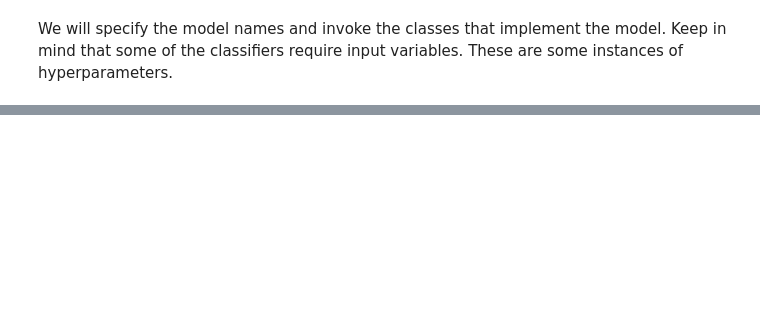
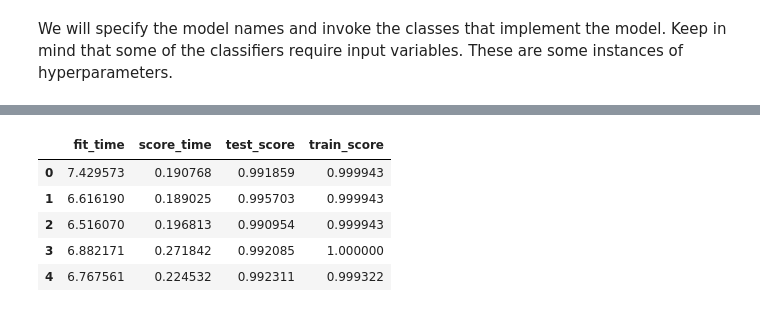
Before and after one commit to MichaelGeremy/Advanced-Classiffication-Hackathon-, a Jupyter notebook: Hackathon Michael Mwenda.ipynb, the cells around one changed output, grey strips where cells are left out. Saved outputs shown, nothing was run; the diff lists cells and outputs as text; code cells hidden in the pictures; blank space fills up the shorter version.

```diff
--- a/Hackathon Michael Mwenda.ipynb
+++ b/Hackathon Michael Mwenda.ipynb
@@ -531,0 +311,14 @@ Please also refer to the documentation for alternative solver options:
+# %%
+pipe_nb2 = make_pipeline(
+    CountVectorizer(),
+    LogisticRegression(max_iter=15)
+)
+scores = cross_validate(pipe_nb2, X_train, y_train, return_train_score=True)
+pd.DataFrame(scores)
+# %% [output]
+|  | fit_time | score_time | test_score | train_score |
+| 0 | 7.429573 | 0.190768 | 0.991859 | 0.999943 |
+| 1 | 6.616190 | 0.189025 | 0.995703 | 0.999943 |
+| 2 | 6.516070 | 0.196813 | 0.990954 | 0.999943 |
+| 3 | 6.882171 | 0.271842 | 0.992085 | 1.000000 |
+| 4 | 6.767561 | 0.224532 | 0.992311 | 0.999322 |
```
Also changed, not shown: parts of 44 cells of this notebook.
